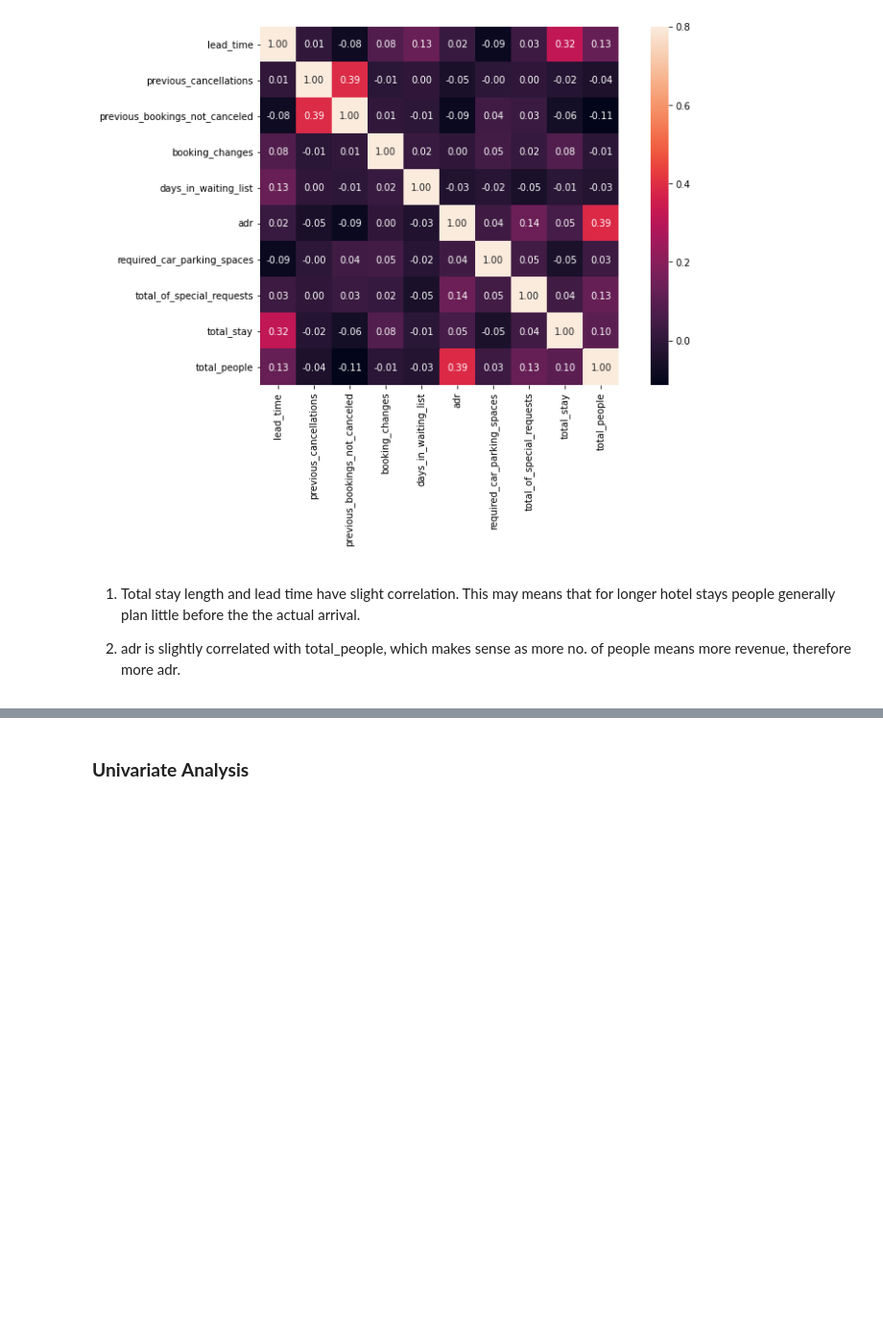
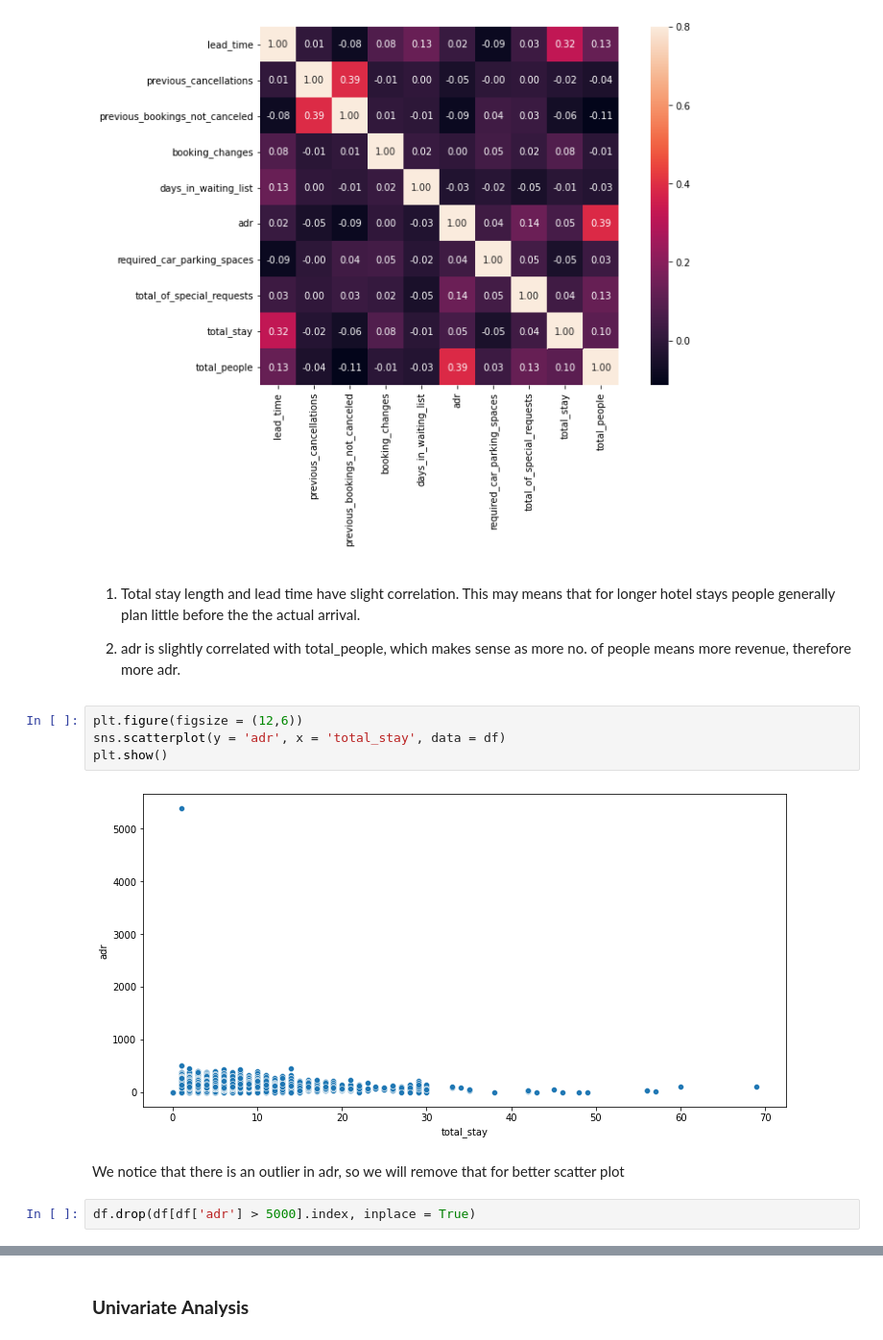
Before and after one commit to Zunaid686/hotel-booking-analysis, a Jupyter notebook: Copy_of_Copy_of_Copy_of_Hotel_Booking_Analysis_Capstone_Project.ipynb, the cells around one changed output, grey strips where cells are left out. Shown: that part at 96% size. Saved outputs shown, nothing was run; the diff lists cells and outputs as text; blank space fills up the shorter version.

```diff
--- a/Copy_of_Copy_of_Copy_of_Hotel_Booking_Analysis_Capstone_Project.ipynb
+++ b/Copy_of_Copy_of_Copy_of_Hotel_Booking_Analysis_Capstone_Project.ipynb
@@ -283,3 +283,13 @@ sns.heatmap(corrmat,annot = True,fmt='.2f', annot_kws={'size': 10},  vmax=.8, sq
 1) Total stay length and lead time have slight correlation. This may means that for longer hotel stays people generally plan little before the the actual arrival.
 
 2) adr is slightly correlated with total_people, which makes sense as more no. of people means more revenue, therefore more adr.
+# %%
+plt.figure(figsize = (12,6))
+sns.scatterplot(y = 'adr', x = 'total_stay', data = df)
+plt.show()
+# %% [output]
+[figure, added]
+# %% [markdown]
+We notice that there is an outlier in adr, so we will remove that for better scatter plot
+# %%
+df.drop(df[df['adr'] > 5000].index, inplace = True)
```
Also changed, not shown: parts of 17 cells of this notebook.
